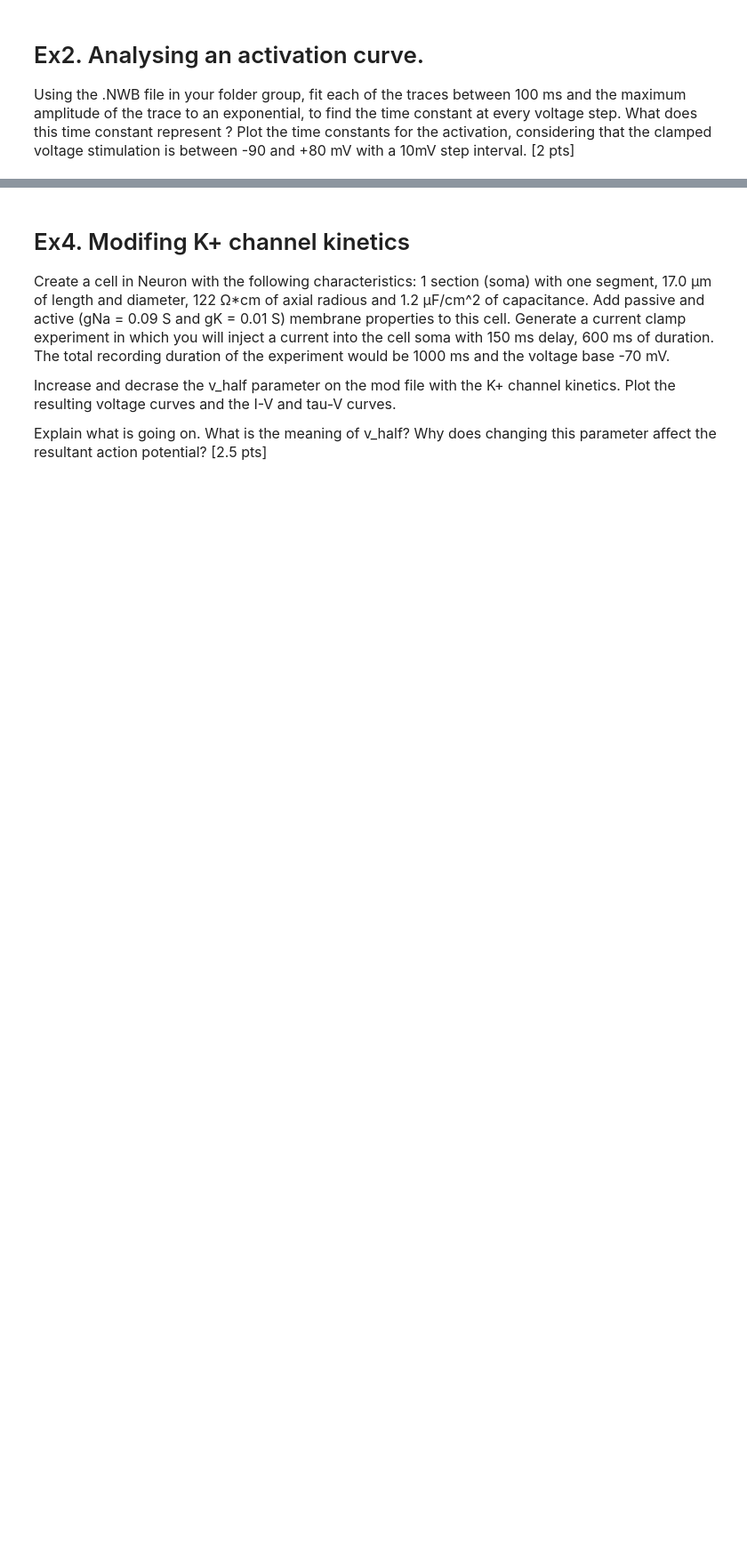
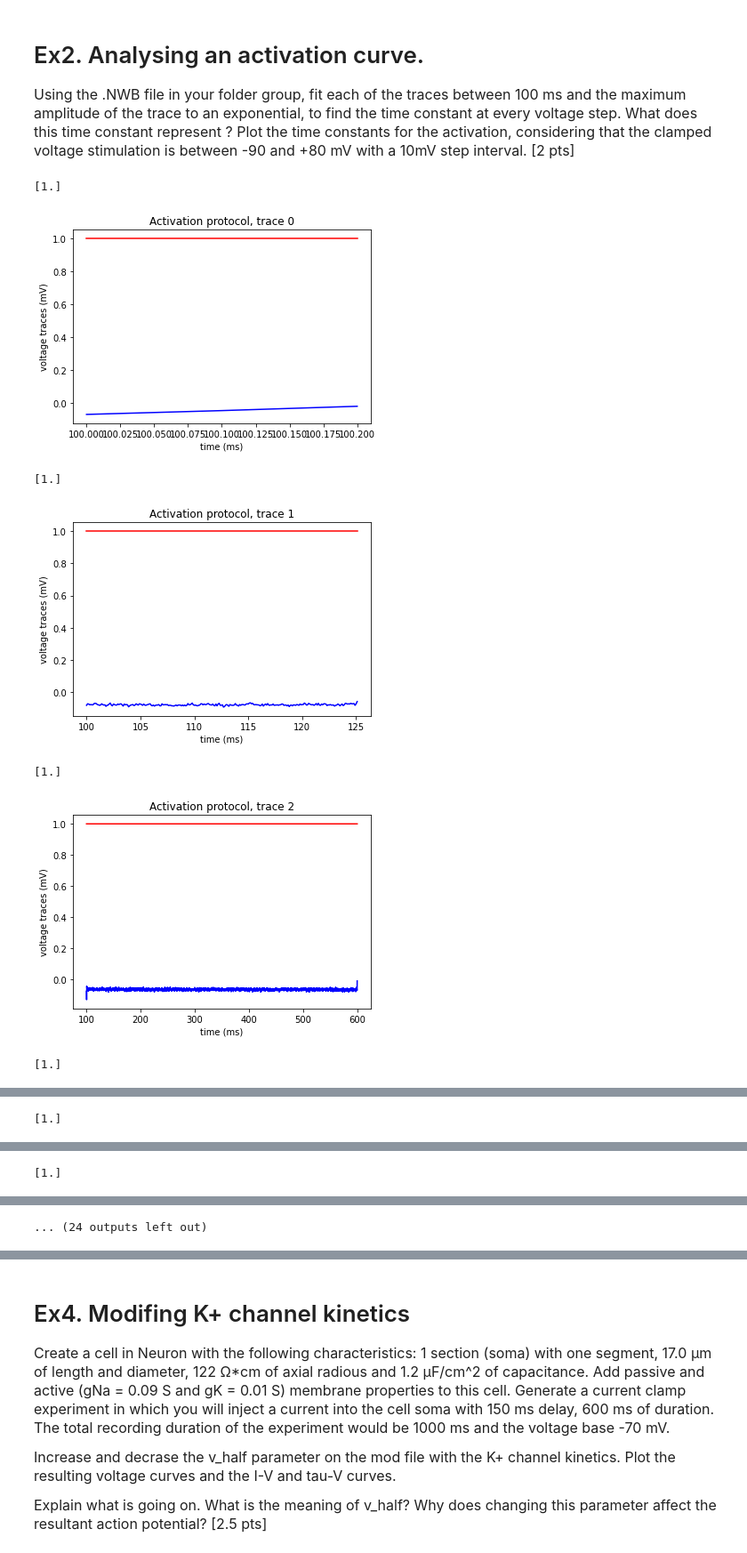
Before and after one commit to GasserElbanna/In-Silico-Neuroscience-Projects, a Jupyter notebook: Week 3/Week3_HomeWork.ipynb, the cells around one changed output, grey strips where cells are left out. Shown at 89% size. Saved outputs shown, nothing was run; the diff lists cells and outputs as text; code cells hidden in the pictures; blank space fills up the shorter version.

```diff
--- a/Week 3/Week3_HomeWork.ipynb
+++ b/Week 3/Week3_HomeWork.ipynb
@@ -22,3 +74,6 @@
 # Ex2. Analysing an activation curve.
 
 <font size = "3">Using the .NWB file in your folder group, fit each of the traces between 100 ms and the maximum amplitude of the trace to an exponential, to find the time constant at every voltage step. What does this time constant represent ? Plot the time constants for the activation, considering that the clamped voltage stimulation is between -90 and +80 mV with a 10mV step interval. [2 pts]
+# %%
+def func_exp(x, tau):
+    return 1 - np.exp(-x/tau)
@@ -24,0 +154,12 @@
+# %%
+data_path = 'rCell2268.nwb'
+
+analyse_activation_curve(data_path, 'Activation', '2', plotTraces=True)
+# %% [output]
+[1.]
+[figure, added]
+[1.]
+[figure, added]
+[1.]
+[figure, added]
+[1.]
@@ -24,0 +167 @@
+[1.]
@@ -24,0 +169 @@
+[1.]
@@ -24,0 +171 @@
+... (24 outputs left out)
```
Also changed, not shown: parts of 13 cells of this notebook.
